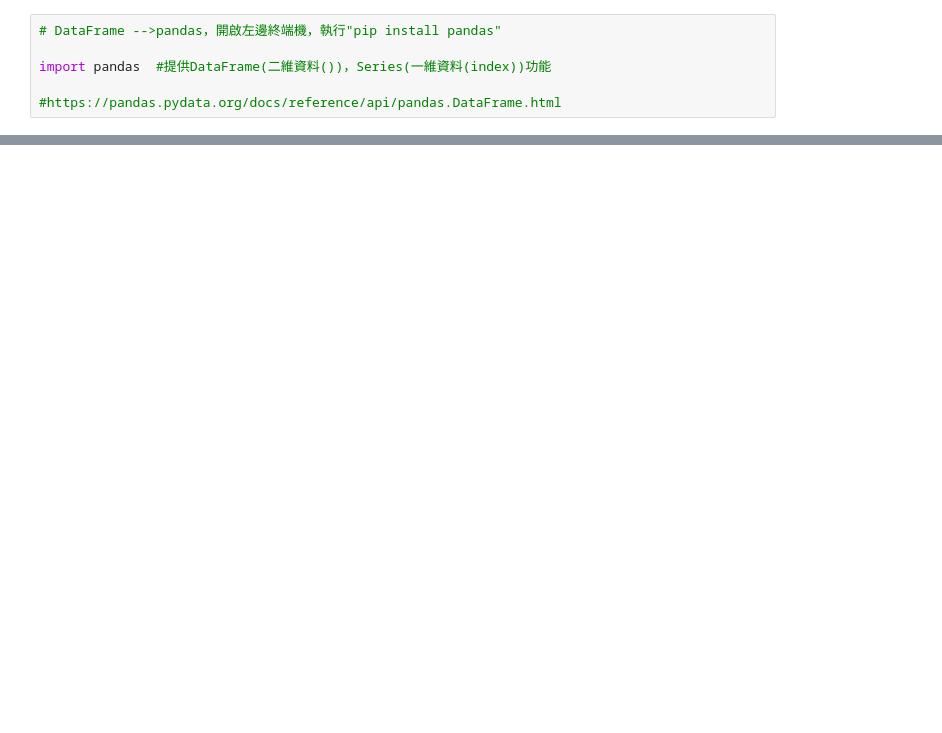
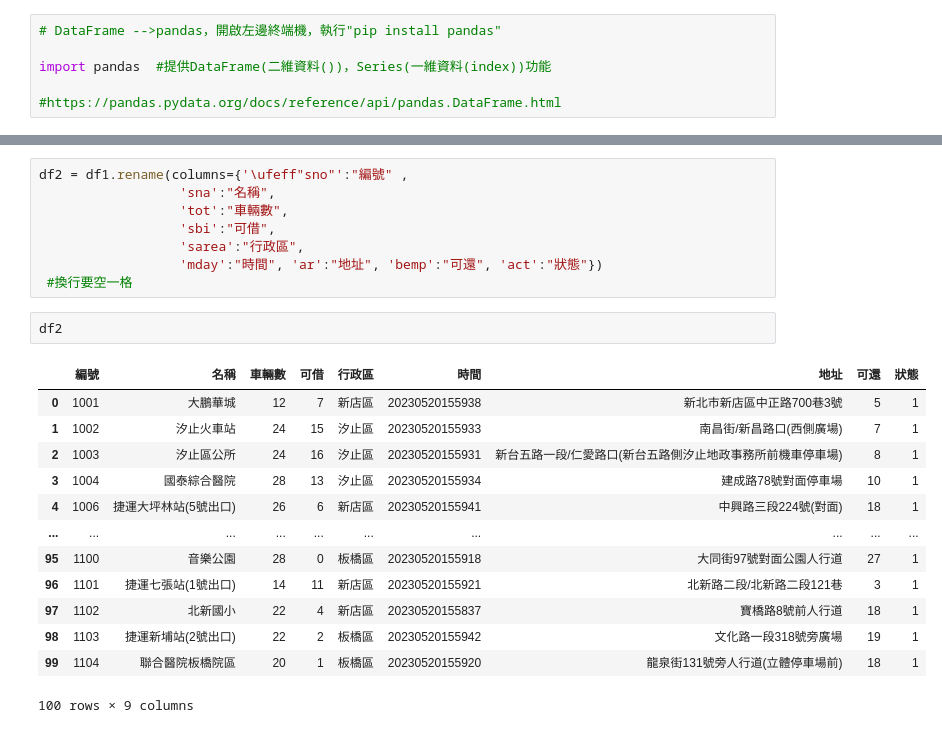
Before and after one commit to AthenaKuo329/python2023, a Jupyter notebook: lesson_6_3.ipynb, the cells around one changed output, grey strips where cells are left out. Drawn from its saved outputs; the diff is of its cells as text; blank space fills up the shorter version.

```diff
--- a/lesson_6_3.ipynb
+++ b/lesson_6_3.ipynb
@@ -95 +96,25 @@ df.drop(columns=['sareaen','snaen','aren','lat','lng'])
 100 rows × 9 columns
+# %%
+df2 = df1.rename(columns={'\ufeff"sno"':"編號" ,
+                  'sna':"名稱",
+                  'tot':"車輛數",
+                  'sbi':"可借",
+                  'sarea':"行政區",
+                  'mday':"時間", 'ar':"地址", 'bemp':"可還", 'act':"狀態"})
+ #換行要空一格
+# %%
+df2
+# %% [output]
+|  | 編號 | 名稱 | 車輛數 | 可借 | 行政區 | 時間 | 地址 | 可還 | 狀態 |
+| 0 | 1001 | 大鵬華城 | 12 | 7 | 新店區 | 20230520155938 | 新北市新店區中正路700巷3號 | 5 | 1 |
+| 1 | 1002 | 汐止火車站 | 24 | 15 | 汐止區 | 20230520155933 | 南昌街/新昌路口(西側廣場) | 7 | 1 |
+| 2 | 1003 | 汐止區公所 | 24 | 16 | 汐止區 | 20230520155931 | 新台五路一段/仁愛路口(新台五路側汐止地政事務所前機車停車場) | 8 | 1 |
+| 3 | 1004 | 國泰綜合醫院 | 28 | 13 | 汐止區 | 20230520155934 | 建成路78號對面停車場 | 10 | 1 |
+| 4 | 1006 | 捷運大坪林站(5號出口) | 26 | 6 | 新店區 | 20230520155941 | 中興路三段224號(對面) | 18 | 1 |
+| ... | ... | ... | ... | ... | ... | ... | ... | ... | ... |
+| 95 | 1100 | 音樂公園 | 28 | 0 | 板橋區 | 20230520155918 | 大同街97號對面公園人行道 | 27 | 1 |
+| 96 | 1101 | 捷運七張站(1號出口) | 14 | 11 | 新店區 | 20230520155921 | 北新路二段/北新路二段121巷 | 3 | 1 |
+| 97 | 1102 | 北新國小 | 22 | 4 | 新店區 | 20230520155837 | 寶橋路8號前人行道 | 18 | 1 |
+| 98 | 1103 | 捷運新埔站(2號出口) | 22 | 2 | 板橋區 | 20230520155942 | 文化路一段318號旁廣場 | 19 | 1 |
+| 99 | 1104 | 聯合醫院板橋院區 | 20 | 1 | 板橋區 | 20230520155920 | 龍泉街131號旁人行道(立體停車場前) | 18 | 1 |
+100 rows × 9 columns
```
Also changed, not shown: parts of 4 cells of this notebook.
